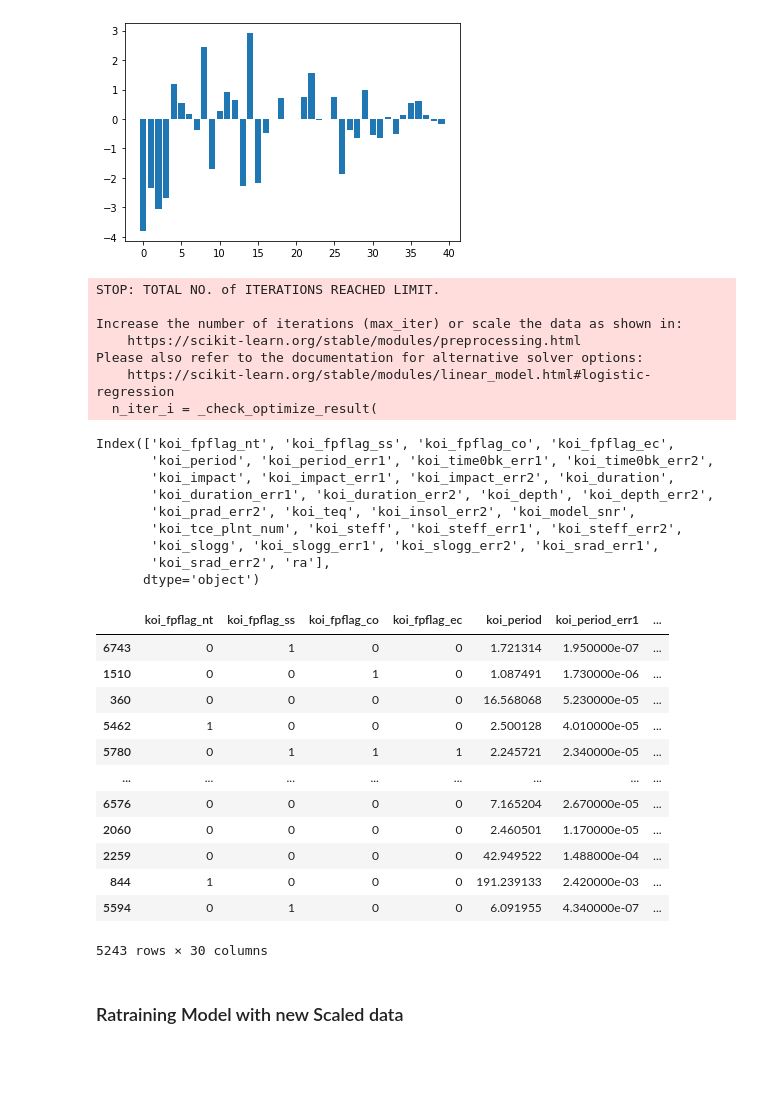
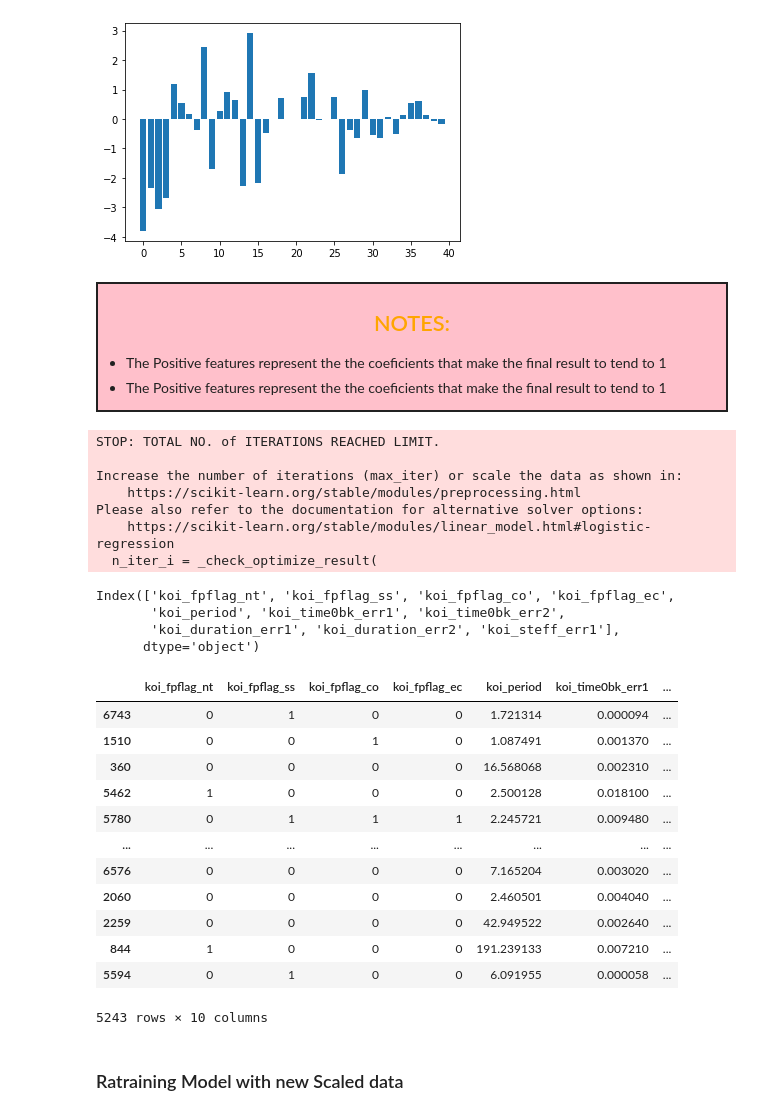
Before and after one commit to crogar/machine-learning-challenge, a Jupyter notebook: starter_code/model_1.ipynb, the cells around one changed output. Drawn from its saved outputs; the diff is of its cells as text; code cells hidden in the pictures; blank space fills up the shorter version.

Commit message:
Update model_1.ipynb
obtaining the most important features in our model

```diff
--- a/starter_code/model_1.ipynb
+++ b/starter_code/model_1.ipynb
@@ -202,9 +202,17 @@ Feature: 37, Score: 0.13906
 Feature: 38, Score: -0.07810
 Feature: 39, Score: -0.18219
 [figure]
+# %% [markdown]
+<div style="height:200px;background-color:pink;border:2px solid;">
+    <h2 style="text-align:center;color:orange;">NOTES:</h2>
+    <ul>
+        <li>The Positive features represent the the coeficients that make the final result to tend to 1</li>
+        <li>The Positive features represent the the coeficients that make the final result to tend to 1</li>
+    </ul>
+</div>
 # %%
 from sklearn.feature_selection import SelectFromModel
-smf = SelectFromModel(model2, threshold=-np.inf, max_features=30)
+smf = SelectFromModel(model2, threshold=-np.inf, max_features=10)
 smf.fit(X_train_scaled, y_train)
 feature_idx = smf.get_support()
 feature_name = X.columns[feature_idx]
@@ -218,31 +226,27 @@ Please also refer to the documentation for alternative solver options:
     https://scikit-learn.org/stable/modules/linear_model.html#logistic-regression
   n_iter_i = _check_optimize_result(
 Index(['koi_fpflag_nt', 'koi_fpflag_ss', 'koi_fpflag_co', 'koi_fpflag_ec',
-       'koi_period', 'koi_period_err1', 'koi_time0bk_err1', 'koi_time0bk_err2',
-       'koi_impact', 'koi_impact_err1', 'koi_impact_err2', 'koi_duration',
-       'koi_duration_err1', 'koi_duration_err2', 'koi_depth', 'koi_depth_err2',
-       'koi_prad_err2', 'koi_teq', 'koi_insol_err2', 'koi_model_snr',
-       'koi_tce_plnt_num', 'koi_steff', 'koi_steff_err1', 'koi_steff_err2',
-       'koi_slogg', 'koi_slogg_err1', 'koi_slogg_err2', 'koi_srad_err1',
-       'koi_srad_err2', 'ra'],
+       'koi_period', 'koi_time0bk_err1', 'koi_time0bk_err2',
+       'koi_duration_err1', 'koi_duration_err2', 'koi_steff_err1'],
       dtype='object')
 # %%
 X_train = X_train[feature_name.tolist()]
+X_test = X_test[feature_name.tolist()]
 X_train
 # %% [output]
-|  | koi_fpflag_nt | koi_fpflag_ss | koi_fpflag_co | koi_fpflag_ec | koi_period | koi_period_err1 | ... |
-| 6743 | 0 | 1 | 0 | 0 | 1.721314 | 1.950000e-07 | ... |
-| 1510 | 0 | 0 | 1 | 0 | 1.087491 | 1.730000e-06 | ... |
-| 360 | 0 | 0 | 0 | 0 | 16.568068 | 5.230000e-05 | ... |
-| 5462 | 1 | 0 | 0 | 0 | 2.500128 | 4.010000e-05 | ... |
-| 5780 | 0 | 1 | 1 | 1 | 2.245721 | 2.340000e-05 | ... |
+|  | koi_fpflag_nt | koi_fpflag_ss | koi_fpflag_co | koi_fpflag_ec | koi_period | koi_time0bk_err1 | ... |
+| 6743 | 0 | 1 | 0 | 0 | 1.721314 | 0.000094 | ... |
+| 1510 | 0 | 0 | 1 | 0 | 1.087491 | 0.001370 | ... |
+| 360 | 0 | 0 | 0 | 0 | 16.568068 | 0.002310 | ... |
+| 5462 | 1 | 0 | 0 | 0 | 2.500128 | 0.018100 | ... |
+| 5780 | 0 | 1 | 1 | 1 | 2.245721 | 0.009480 | ... |
 | ... | ... | ... | ... | ... | ... | ... | ... |
-| 6576 | 0 | 0 | 0 | 0 | 7.165204 | 2.670000e-05 | ... |
-| 2060 | 0 | 0 | 0 | 0 | 2.460501 | 1.170000e-05 | ... |
-| 2259 | 0 | 0 | 0 | 0 | 42.949522 | 1.488000e-04 | ... |
-| 844 | 1 | 0 | 0 | 0 | 191.239133 | 2.420000e-03 | ... |
-| 5594 | 0 | 1 | 0 | 0 | 6.091955 | 4.340000e-07 | ... |
+| 6576 | 0 | 0 | 0 | 0 | 7.165204 | 0.003020 | ... |
+| 2060 | 0 | 0 | 0 | 0 | 2.460501 | 0.004040 | ... |
+| 2259 | 0 | 0 | 0 | 0 | 42.949522 | 0.002640 | ... |
+| 844 | 1 | 0 | 0 | 0 | 191.239133 | 0.007210 | ... |
+| 5594 | 0 | 1 | 0 | 0 | 6.091955 | 0.000058 | ... |
-5243 rows × 30 columns
+5243 rows × 10 columns
 # %%
 # Re-scaling our data based on new dataset with less features
 min_max_scaler = scale_minmax(X_train)
```
Also changed, not shown: parts of 4 cells of this notebook.
